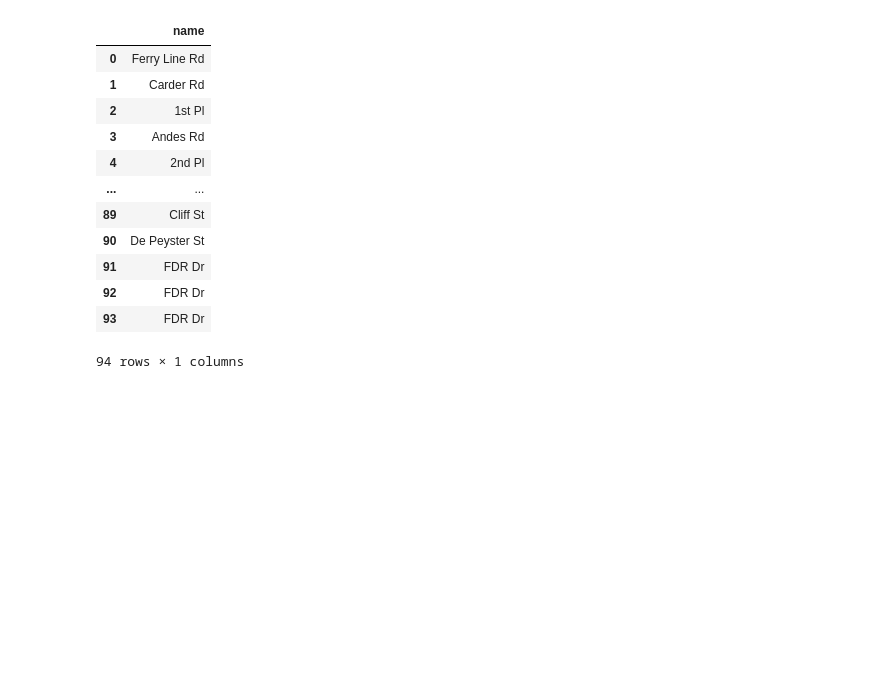
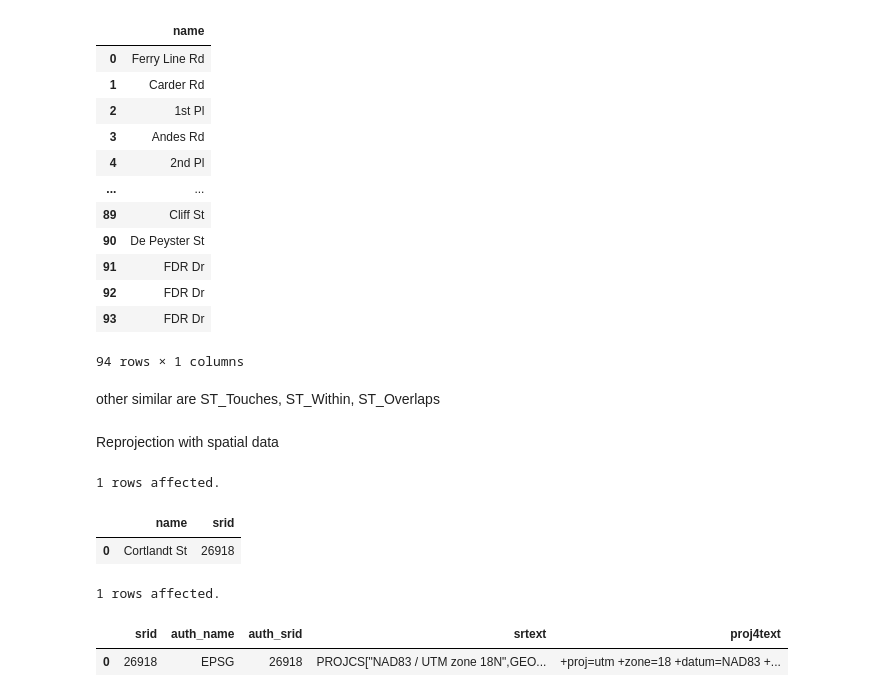
Before and after one commit to Vikash-exe/SQL, a Jupyter notebook: PostgreSQL.ipynb, the cells around one changed output. Saved outputs shown, nothing was run; the diff lists cells and outputs as text; code cells hidden in the pictures; blank space fills up the shorter version.

```diff
--- a/PostgreSQL.ipynb
+++ b/PostgreSQL.ipynb
@@ -452,3 +452,23 @@ WHERE ST_Dwithin(geom, ST_GeomFromText('POINT(583304.1823994748 4506069.65404811
 | 92 | FDR Dr |
 | 93 | FDR Dr |
 94 rows × 1 columns
+# %% [markdown]
+other similar are ST_Touches, ST_Within, ST_Overlaps
+# %% [markdown]
+Reprojection with spatial data
+# %%
+%%sql
+SELECT name, ST_SRID(geom) AS srid
+FROM nyc_subway_stations LIMIT 1;
+# %% [output]
+1 rows affected.
+|  | name | srid |
+| 0 | Cortlandt St | 26918 |
+# %%
+%%sql
+SELECT * FROM spatial_ref_sys
+WHERE srid = 26918;
+# %% [output]
+1 rows affected.
+|  | srid | auth_name | auth_srid | srtext | proj4text |
+| 0 | 26918 | EPSG | 26918 | PROJCS["NAD83 / UTM zone 18N",GEO... | +proj=utm +zone=18 +datum=NAD83 +... |
```
